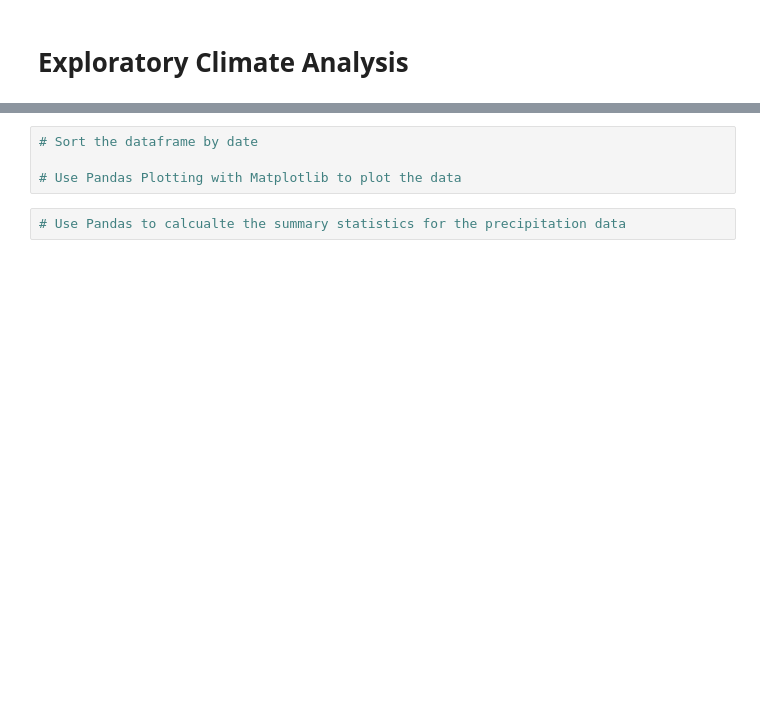
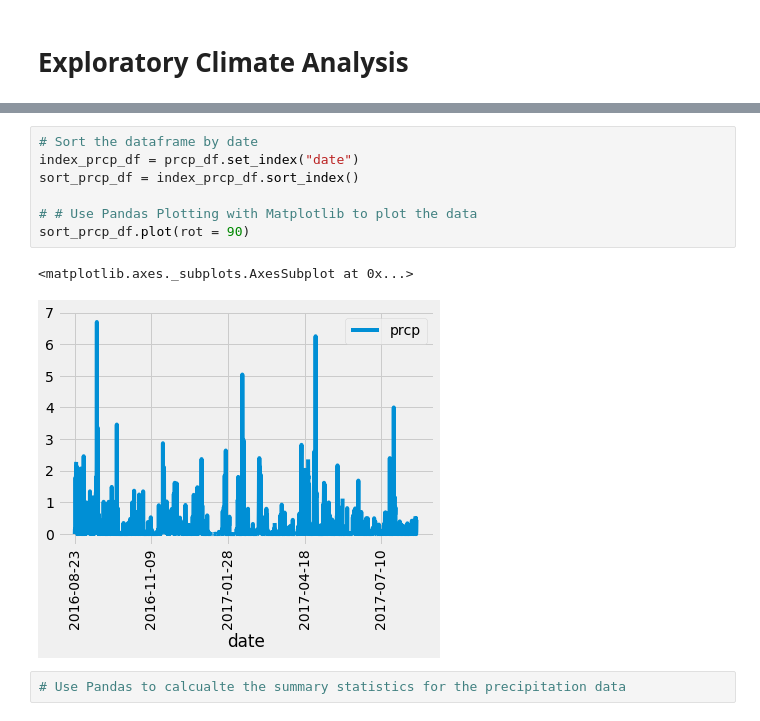
Before and after one commit to SakiSugio/sqlalchemy-challenge, a Jupyter notebook: climate_starter.ipynb, the cells around one changed output, grey strips where cells are left out. Drawn from its saved outputs; the diff is of its cells as text; blank space fills up the shorter version.

```diff
--- a/climate_starter.ipynb
+++ b/climate_starter.ipynb
@@ -72,7 +112,13 @@ prcp_df
 # %%
 # Sort the dataframe by date
+index_prcp_df = prcp_df.set_index("date")
+sort_prcp_df = index_prcp_df.sort_index()
 
-# Use Pandas Plotting with Matplotlib to plot the data
+# # Use Pandas Plotting with Matplotlib to plot the data
+sort_prcp_df.plot(rot = 90)
+# %% [output]
+<matplotlib.axes._subplots.AxesSubplot at 0x...>
+[figure, added]
 # %%
 # Use Pandas to calcualte the summary statistics for the precipitation data
 # %%
```
Also changed, not shown: parts of 7 cells of this notebook.
